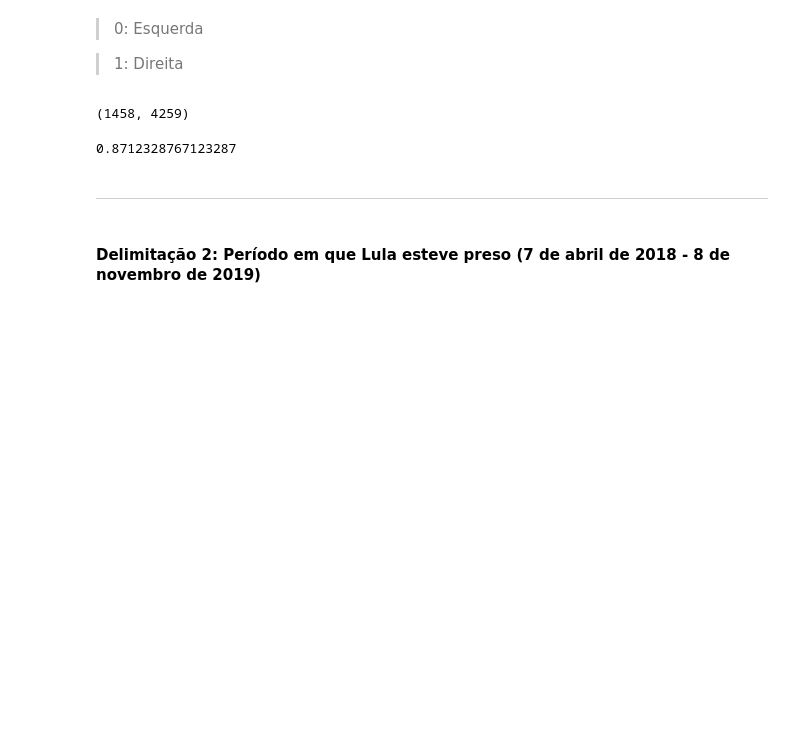
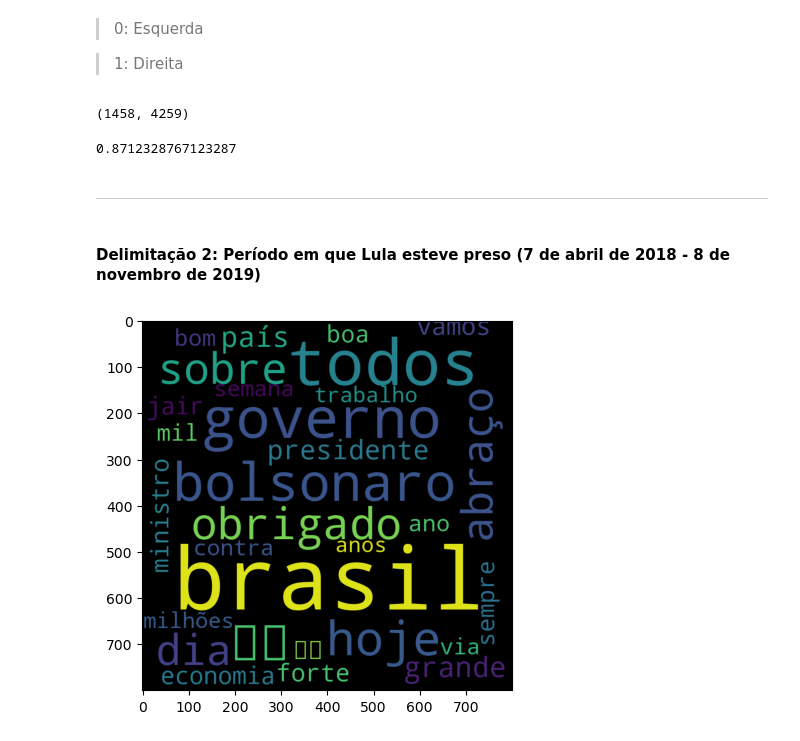
Before and after one commit to BaimaCaio/analise-twitter-lula-bolsonaro, a Jupyter notebook: analysis.ipynb, the cells around one changed output. Cells and saved outputs as stored; diff of their text form; code cells hidden in the pictures; blank space fills up the shorter version.

```diff
--- a/analysis.ipynb
+++ b/analysis.ipynb
@@ -526,3 +529,19 @@ accuracy_score(y_test, y_pred)
 ___
 # %% [markdown]
 #### Delimitação 2: Período em que Lula esteve preso (7 de abril de 2018 - 8 de novembro de 2019)
+# %%
+prisao_bolsonaro = ' '.join(dt_prisao_bolsonaro['full_text'].apply(' '.join))
+prisao_lula =  ' '.join(dt_prisao_lula['full_text'].apply(' '.join))
+# %%
+top30 = frequencia(prisao_bolsonaro.split(), 30)
+top30 = dict(top30)
+
+nuvem_de_palavras = WordCloud(stopwords=stopwords,
+                              height=800,
+                              width=800)
+nuvem_de_palavras.generate_from_frequencies(top30)
+
+plt.imshow(nuvem_de_palavras)
+plt.show()
+# %% [output]
+[figure, added]
```
Also changed, not shown: parts of 15 cells of this notebook.
